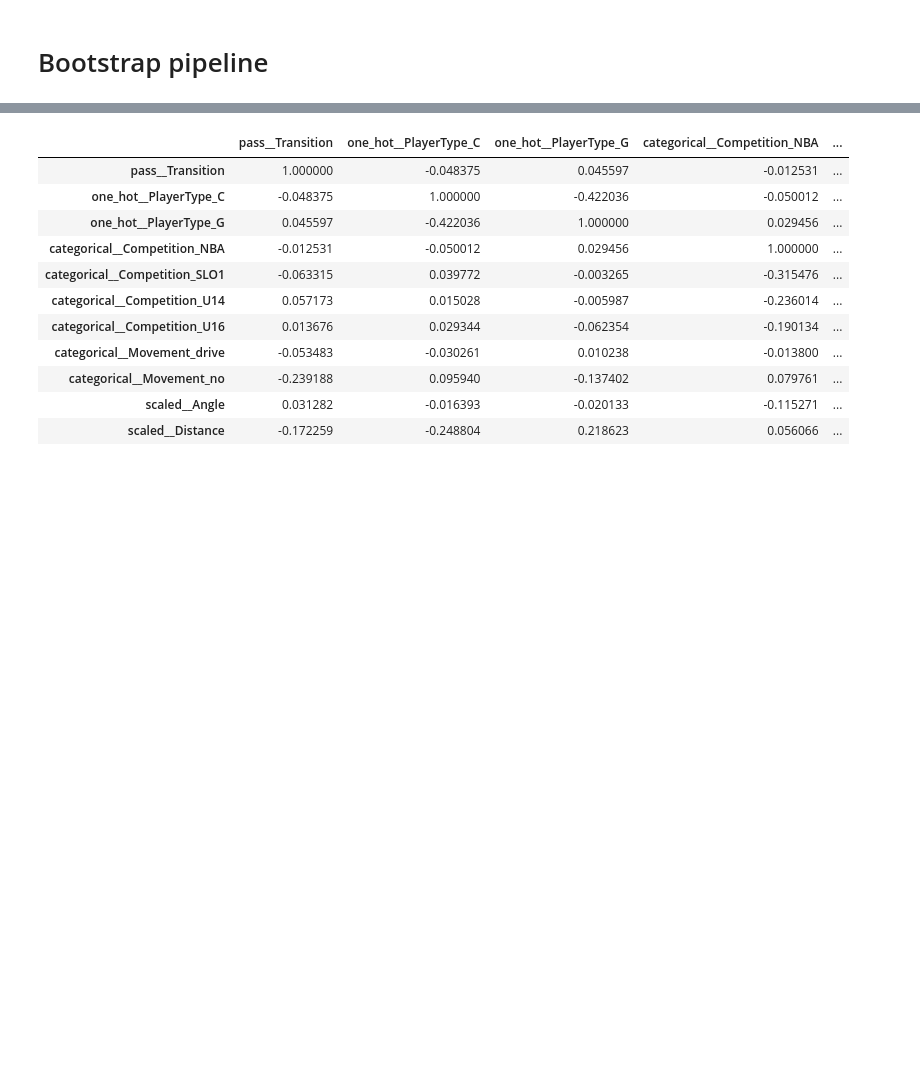
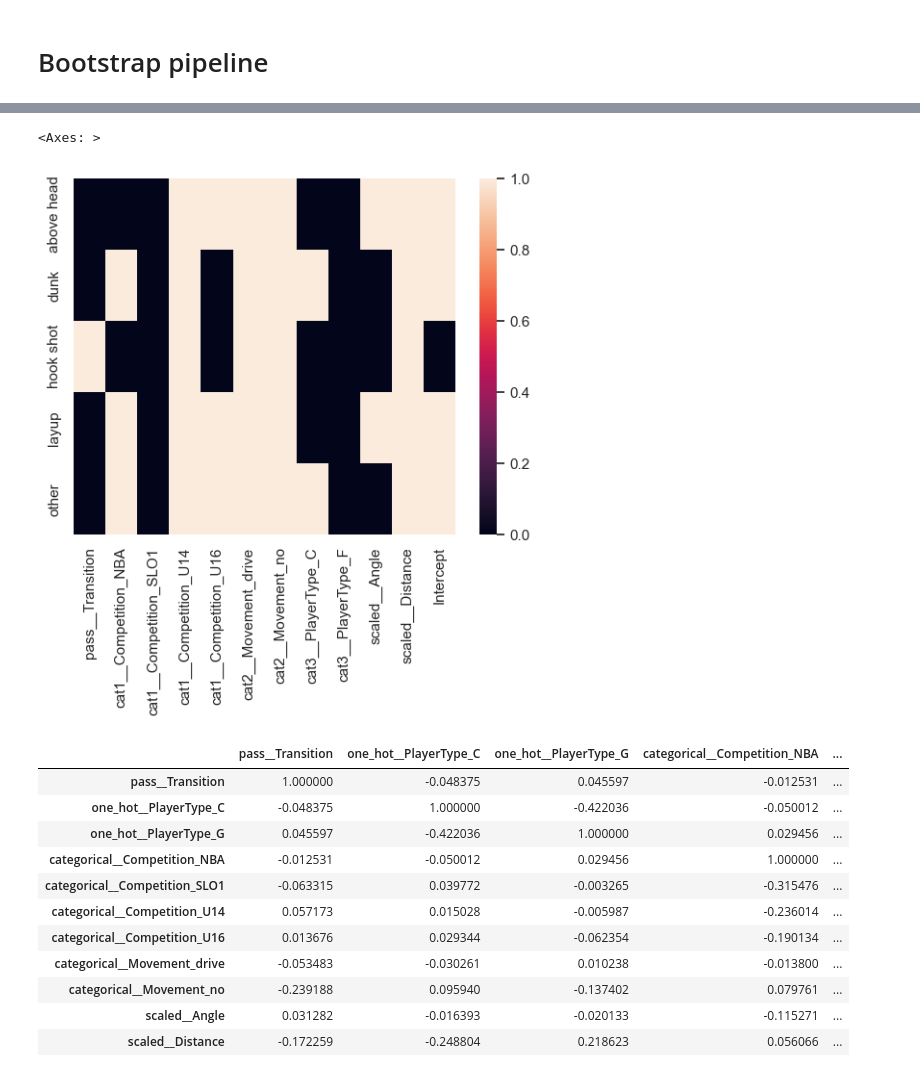
Before and after one commit to MatejVre/Generalized_Linear_Models, a Jupyter notebook: testing.ipynb, the cells around one changed output, grey strips where cells are left out. Saved outputs shown, nothing was run; the diff lists cells and outputs as text; code cells hidden in the pictures; blank space fills up the shorter version.

```diff
--- a/testing.ipynb
+++ b/testing.ipynb
@@ -134,3 +244,12 @@ array([[-5.79844600e-04, -5.06946834e-01, -4.81165414e-01,
+# %%
+lower_bound = np.percentile(all_betas, 2.5, axis=2)
+upper_bound = np.percentile(all_betas, 97.5, axis=2)
+significance = (lower_bound > 0) | (upper_bound < 0)
+all_betas_significance = pd.DataFrame(significance, columns=columns, index=encoder.inverse_transform([i for i in range(mult_reg.betas.shape[1])]))
+sns.heatmap(all_betas_significance)
+# %% [output]
+<Axes: >
+[figure, added]
 # %%
 cm = transformed_df.corr()
 plt.matshow(cm)
```
Also changed, not shown: parts of 28 cells of this notebook, 3 other files.
